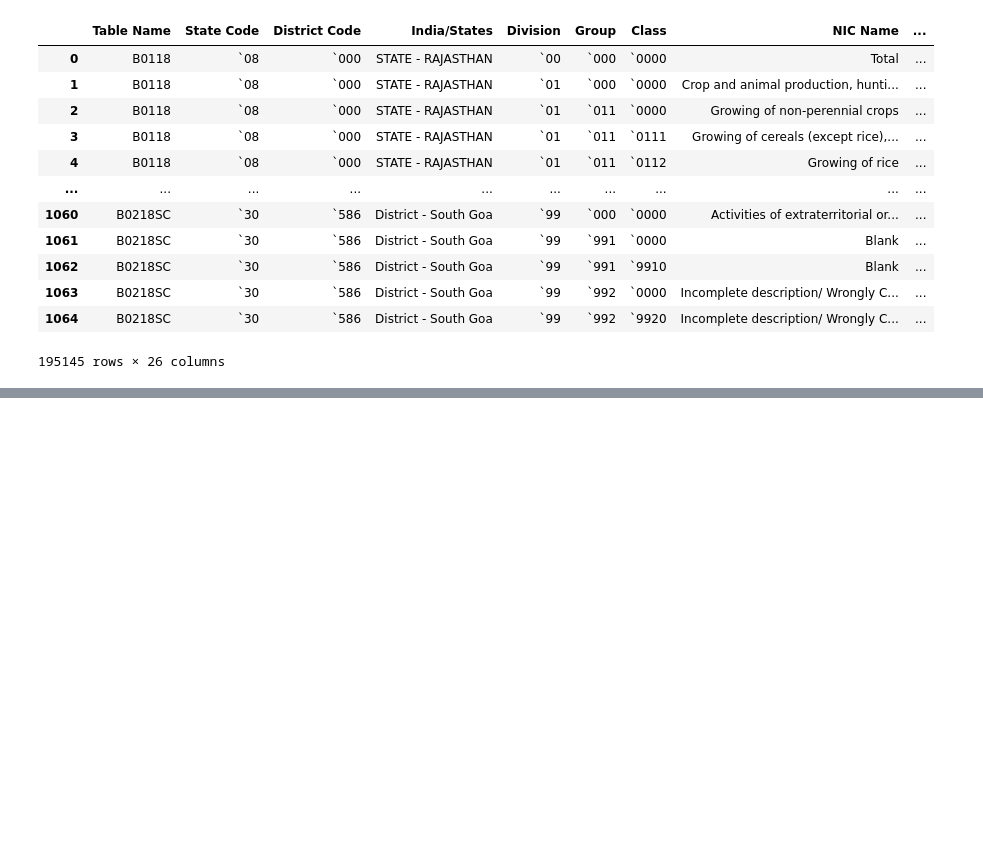
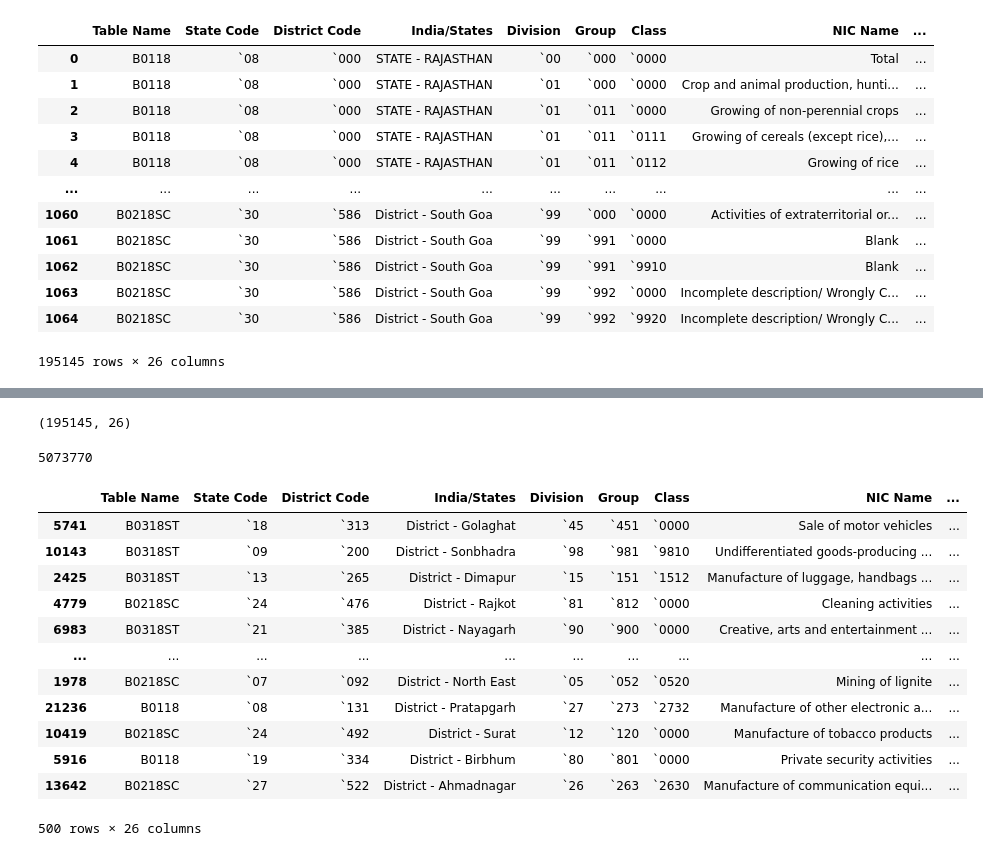
Before and after one commit to n3rdankit/Data-Science-and-Machine-Learning, a Jupyter notebook: Industrial_Human_Resource_Geo-Visualization.ipynb, the cells around one changed output, grey strips where cells are left out. Drawn from its saved outputs; the diff is of its cells as text; code cells hidden in the pictures; blank space fills up the shorter version.

```diff
--- a/Industrial_Human_Resource_Geo-Visualization.ipynb
+++ b/Industrial_Human_Resource_Geo-Visualization.ipynb
@@ -66,0 +121,24 @@ FinalDf
+# %%
+FinalDf.shape
+# %% [output]
+(195145, 26)
+# %%
+FinalDf.size
+# %% [output]
+5073770
+# %%
+FinalDf.sample(n=500)
+# %% [output]
+|  | Table Name | State Code | District Code | India/States | Division | Group | Class | NIC Name | ... |
+| 5741 | B0318ST | `18 | `313 | District - Golaghat | `45 | `451 | `0000 | Sale of motor vehicles | ... |
+| 10143 | B0318ST | `09 | `200 | District - Sonbhadra | `98 | `981 | `9810 | Undifferentiated goods-producing ... | ... |
+| 2425 | B0318ST | `13 | `265 | District - Dimapur | `15 | `151 | `1512 | Manufacture of luggage, handbags ... | ... |
+| 4779 | B0218SC | `24 | `476 | District - Rajkot | `81 | `812 | `0000 | Cleaning activities | ... |
+| 6983 | B0318ST | `21 | `385 | District - Nayagarh | `90 | `900 | `0000 | Creative, arts and entertainment ... | ... |
+| ... | ... | ... | ... | ... | ... | ... | ... | ... | ... |
+| 1978 | B0218SC | `07 | `092 | District - North East | `05 | `052 | `0520 | Mining of lignite | ... |
+| 21236 | B0118 | `08 | `131 | District - Pratapgarh | `27 | `273 | `2732 | Manufacture of other electronic a... | ... |
+| 10419 | B0218SC | `24 | `492 | District - Surat | `12 | `120 | `0000 | Manufacture of tobacco products | ... |
+| 5916 | B0118 | `19 | `334 | District - Birbhum | `80 | `801 | `0000 | Private security activities | ... |
+| 13642 | B0218SC | `27 | `522 | District - Ahmadnagar | `26 | `263 | `2630 | Manufacture of communication equi... | ... |
+500 rows × 26 columns
```
Also changed, not shown: parts of 13 cells of this notebook.
